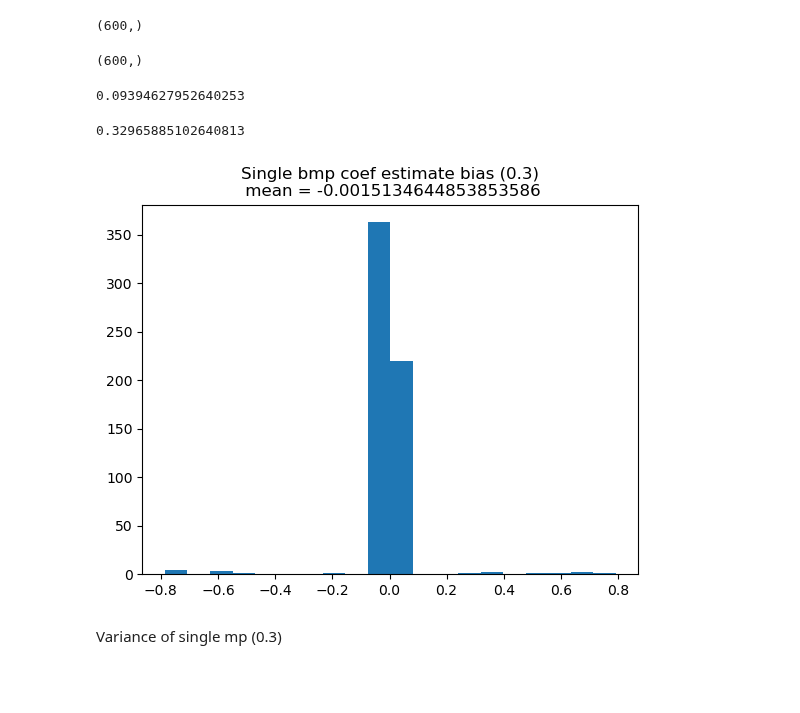
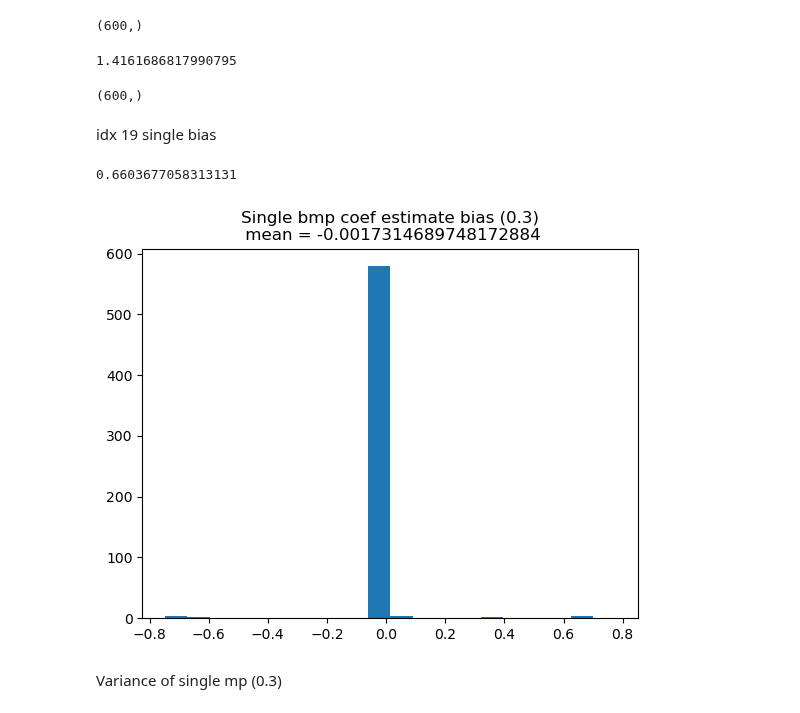
Before and after one commit to sleepysunny311/Projection_Pursuit_Summer, a Jupyter notebook: task11/test_sty_coef.ipynb, the cells around one changed output. Cells and saved outputs as stored; diff of their text form; code cells hidden in the pictures; blank space fills up the shorter version.

```diff
--- a/task11/test_sty_coef.ipynb
+++ b/task11/test_sty_coef.ipynb
@@ -80,7 +80,7 @@ bmp_model.pred_corr(test_dictionary).shape
 
 ## Bias and Variance of single bmp
 # %%
-test_num = 500
+test_num = 1000
 N_bag = 1
 
 model_params_single = {
@@ -127,25 +155,29 @@ fit_coef_single_mean = np.mean(fit_coef_single_mat, axis=1)
 fit_coef_single_mean.shape
 # %% [output]
 (600,)
+# %%
+fit_coef_single_mean[321]
+# %% [output]
+1.4161686817990795
 # %%
 fit_coef_single_bias = true_coef_vec.ravel() - fit_coef_single_mean.ravel()
 fit_coef_single_bias.shape
 # %% [output]
 (600,)
-# %%
-fit_coef_single_mean[19]
-# %% [output]
-0.09394627952640253
+# %% [markdown]
+idx 19 single bias
+# %%
+fit_coef_single_bias_19 = fit_coef_single_bias[321]
+print(fit_coef_single_bias_19)
+# %% [output]
+0.6603677058313131
 # %%
 plt.hist(fit_coef_single_bias, bins=20)
-fit_coef_single_bias_19 = fit_coef_single_bias[19]
-print(fit_coef_single_bias_19)
 fit_coef_single_bias_mean = np.mean(fit_coef_single_bias)
 plt.title(f"Single bmp coef estimate bias (0.3)\n mean = {fit_coef_single_bias_mean}")
 plt.show()
 # %% [output]
-0.32965885102640813
-[figure, old version]
+[figure, new version]
 # %% [markdown]
 Variance of single mp (0.3)
 # %%
```
Also changed, not shown: parts of 56 cells of this notebook.
